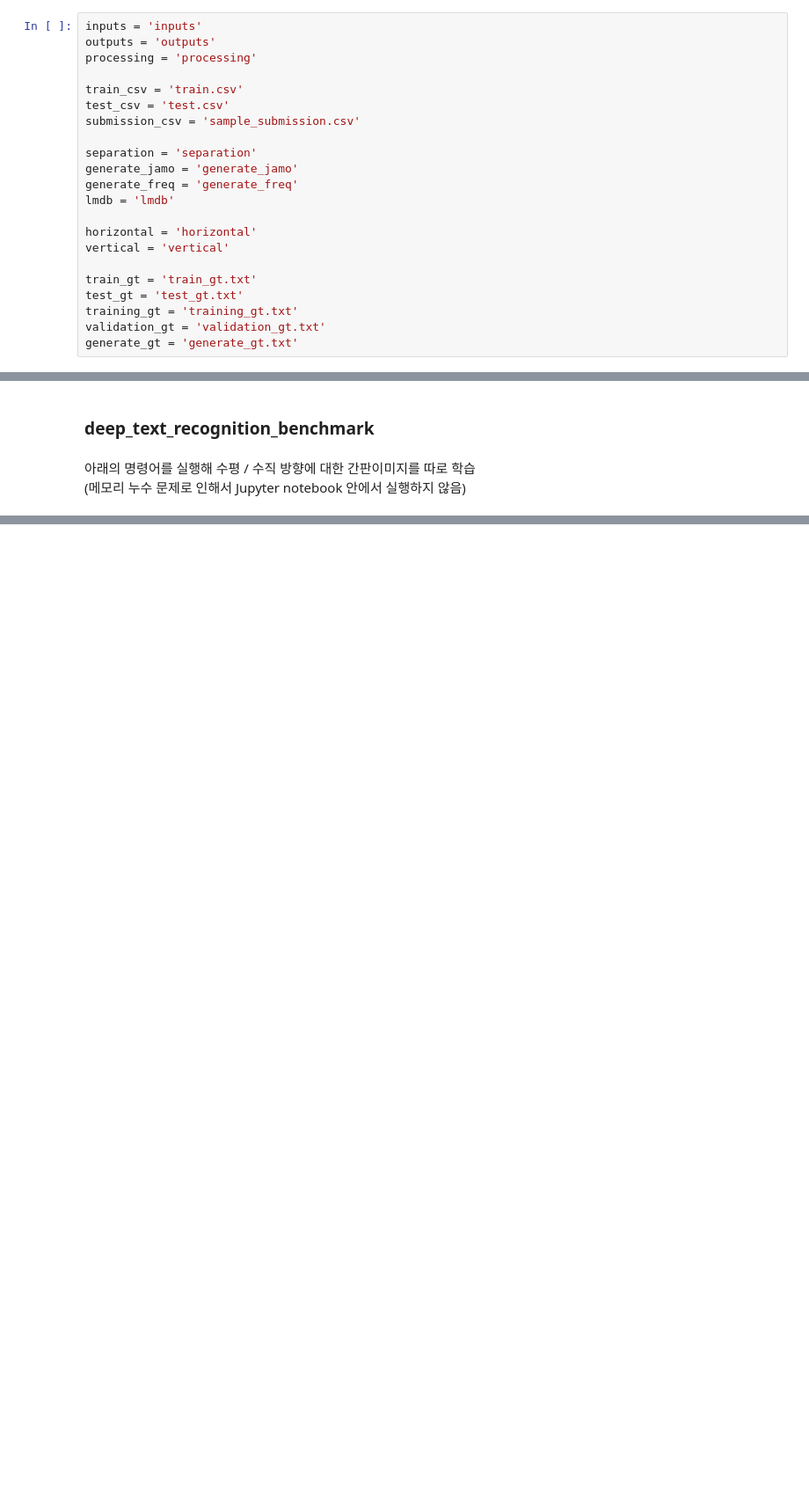
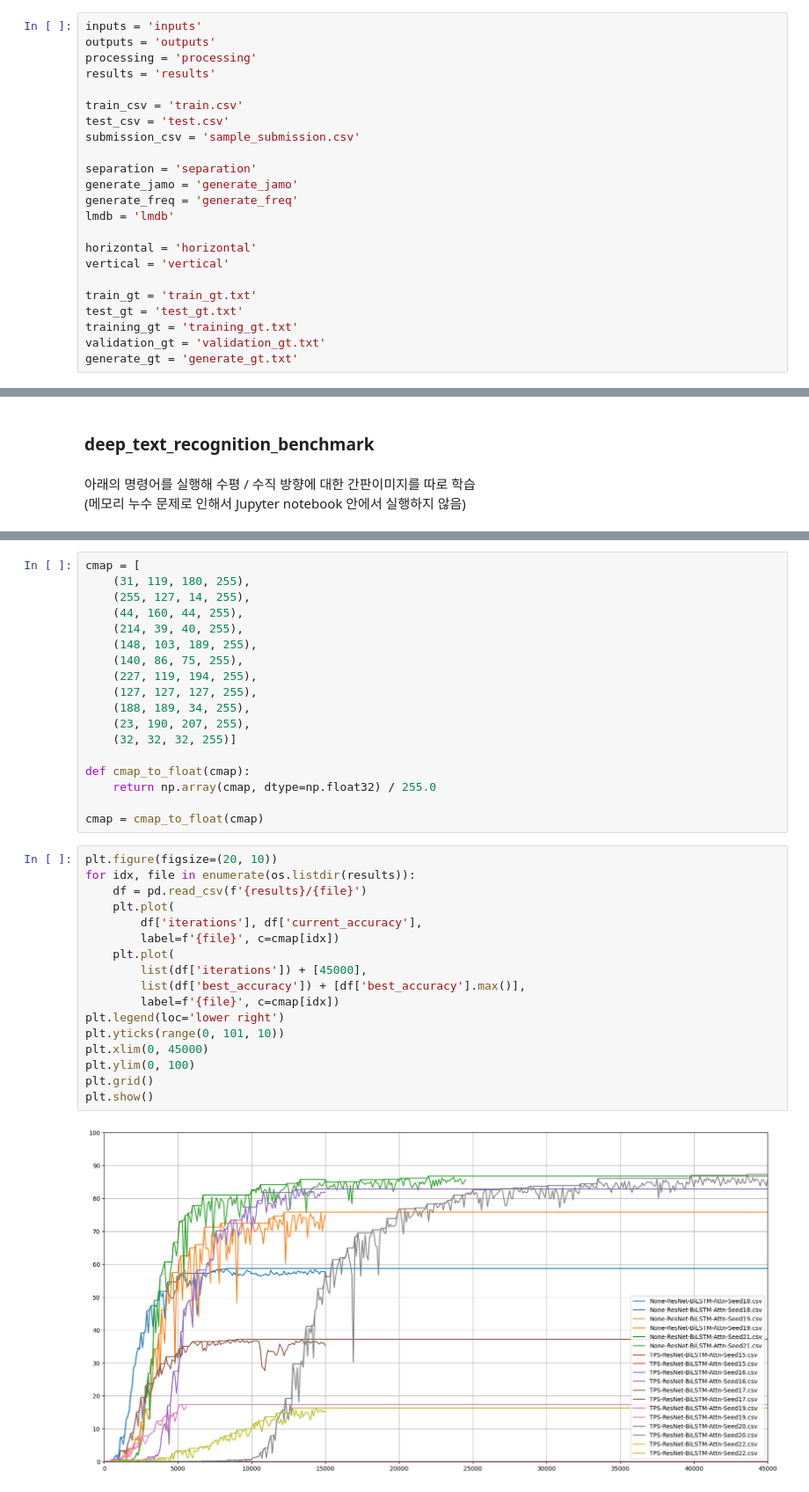
Before and after one commit to Neurumaru/swuniv-ai-competition-final, a Jupyter notebook: swuniv-ai-competition-final.ipynb, the cells around one changed output, grey strips where cells are left out. Shown: that part at 88% size. Cells and saved outputs as stored; diff of their text form; blank space fills up the shorter version.

```diff
--- a/swuniv-ai-competition-final.ipynb
+++ b/swuniv-ai-competition-final.ipynb
@@ -122,6 +121,7 @@ def data_generate(char, fonts_list, count=1, orientation=0):
 inputs = 'inputs'
 outputs = 'outputs'
 processing = 'processing'
+results = 'results'
 
 train_csv = 'train.csv'
 test_csv = 'test.csv'
@@ -456,0 +531,37 @@ python deep_text_recognition_benchmark/train.py
+# %%
+cmap = [
+    (31, 119, 180, 255),
+    (255, 127, 14, 255),
+    (44, 160, 44, 255),
+    (214, 39, 40, 255),
+    (148, 103, 189, 255),
+    (140, 86, 75, 255),
+    (227, 119, 194, 255),
+    (127, 127, 127, 255),
+    (188, 189, 34, 255),
+    (23, 190, 207, 255),
+    (32, 32, 32, 255)]
+
+def cmap_to_float(cmap):
+    return np.array(cmap, dtype=np.float32) / 255.0
+
+cmap = cmap_to_float(cmap)
+# %%
+plt.figure(figsize=(20, 10))
+for idx, file in enumerate(os.listdir(results)):
+    df = pd.read_csv(f'{results}/{file}')
+    plt.plot(
+        df['iterations'], df['current_accuracy'],
+        label=f'{file}', c=cmap[idx])
+    plt.plot(
+        list(df['iterations']) + [45000],
+        list(df['best_accuracy']) + [df['best_accuracy'].max()],
+        label=f'{file}', c=cmap[idx])
+plt.legend(loc='lower right')
+plt.yticks(range(0, 101, 10))
+plt.xlim(0, 45000)
+plt.ylim(0, 100)
+plt.grid()
+plt.show()
+# %% [output]
+[figure, added]
```
Also changed, not shown: parts of 7 cells of this notebook.
